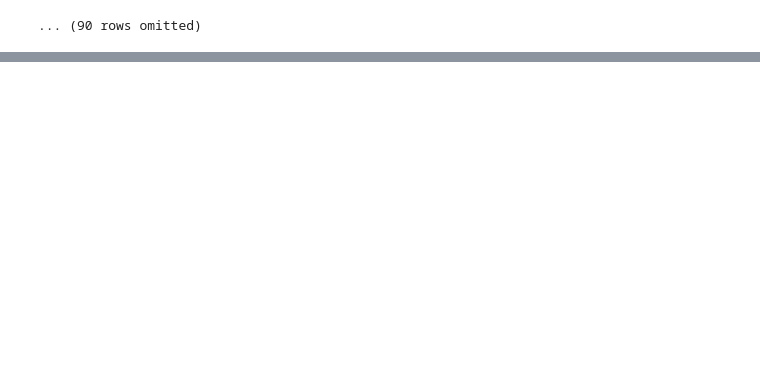
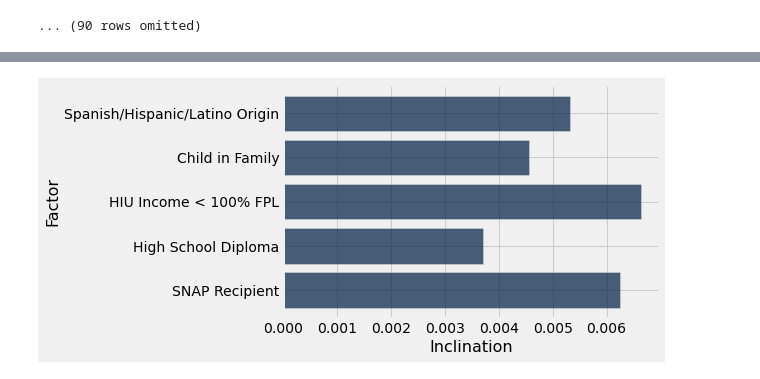
Before and after one commit to peter-h-wi/CDC_Website, a Jupyter notebook: dataAnalysis/CDC.ipynb, the cells around one changed output, grey strips where cells are left out. Drawn from its saved outputs; the diff is of its cells as text; code cells hidden in the pictures; blank space fills up the shorter version.

```diff
--- a/dataAnalysis/CDC.ipynb
+++ b/dataAnalysis/CDC.ipynb
@@ -112,0 +121,20 @@ highest_total_in_percent.sort("Percent Uninsured", descending = True)
+# %%
+sample_num = 50
+
+top_x = highest_total_in_percent.sort("Percent Uninsured", descending=True).take(np.arange(sample_num)).column("Percent Uninsured").mean()
+low_x = highest_total_in_percent.sort("Percent Uninsured", descending=False).take(np.arange(sample_num)).column("Percent Uninsured").mean()
+
+def getGraphInfo(col_name):
+    top_mean = highest_total_in_percent.sort("Percent Uninsured", descending=True).take(np.arange(sample_num)).column(col_name).mean()
+    low_mean = highest_total_in_percent.sort("Percent Uninsured", descending=False).take(np.arange(sample_num)).column(col_name).mean()
+
+
+
+    y1 = top_mean
+    y2 = low_mean
+
+    lean = (y1-y2)/(top_x-low_x)
+
+    y0 = y1 - lean * top_x
+    y3 = lean * 35 + y0
+    return [lean, y0, y3]
@@ -140,0 +223,13 @@ important_factors = make_array("HIU Income < 100% FPL", "HIU Income 100-138% FPL
+# %%
+difference_sum = make_array()
+
+for factor_label in factors.column("Factor"):
+    factor_row = factors.where("Factor", factor_label)
+    expected_value = factor_row.column("Inclination").item(0) * highest_total_in_percent.column("Percent Uninsured") + factor_row.column("y at 0").item(0)
+    actual_value = highest_total_in_percent.column(factor_label)
+    difference = abs(expected_value - actual_value)
+    difference_sum = np.append(difference_sum, sum(difference))
+factors = factors.with_column(
+    "difference sum", 1/difference_sum
+)
+factors
@@ -140,0 +278,5 @@ important_factors = make_array("HIU Income < 100% FPL", "HIU Income 100-138% FPL
+# %%
+top_5_consistent_correlation_factors = top_10_high_correlation_factors.sort("difference sum", descending = False).take(np.arange(5))
+top_5_consistent_correlation_factors.barh("Factor", "Inclination")
+# %% [output]
+[figure, added]
```
Also changed, not shown: parts of 17 cells of this notebook.
